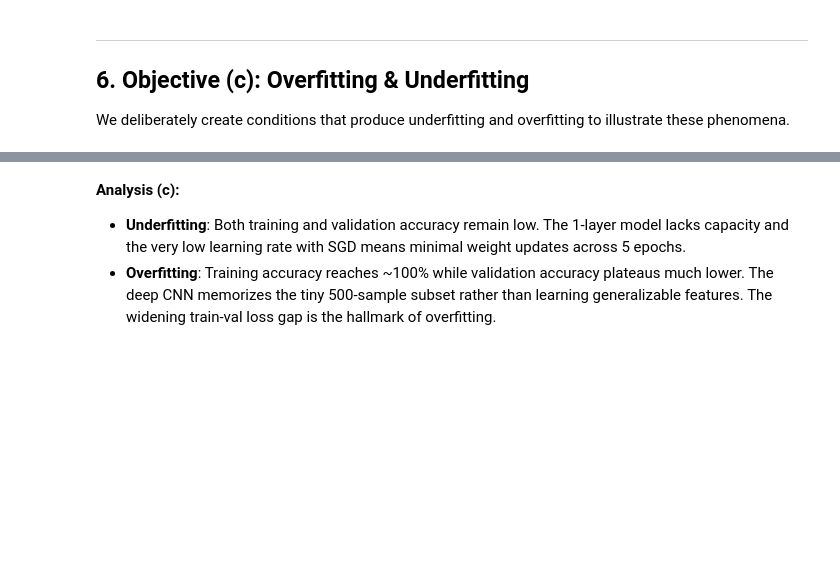
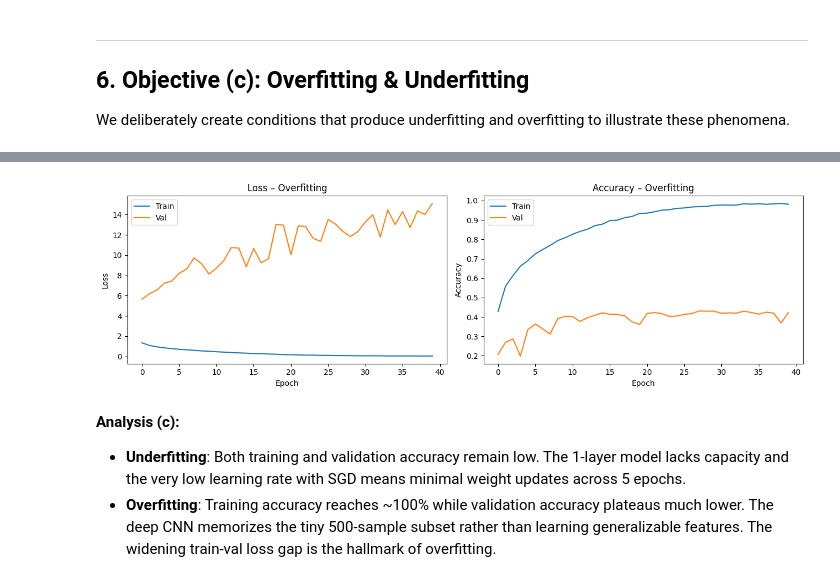
Before and after one commit to pdsalus/cnn-icosimal-v3, a Jupyter notebook: MPW01_CNN_Report (1).ipynb, the cells around one changed output, grey strips where cells are left out. Cells and saved outputs as stored; diff of their text form; code cells hidden in the pictures; blank space fills up the shorter version.

```diff
--- a/MPW01_CNN_Report (1).ipynb
+++ b/MPW01_CNN_Report (1).ipynb
@@ -628,7 +637,7 @@ plot_history(hist_under, title='– Underfitting')
 # ============================================================
 print('=== Overfitting Demo ===')
 
-subset_indices = list(range(500))
+subset_indices = list(range(12000))
 subset_ds = Subset(train_ds, subset_indices)
 subset_loader = DataLoader(subset_ds, batch_size=32, shuffle=True, num_workers=NUM_WORKERS)
 
@@ -638,3 +647,4 @@ criterion = nn.CrossEntropyLoss()
 model_over, hist_over, _ = train_model(model_over, subset_loader, val_loader, criterion,
                                         optimizer, epochs=40)
 plot_history(hist_over, title='– Overfitting')
+# %% [output]
@@ -641,3 +668,4 @@ plot_history(hist_over, title='– Overfitting')
+[figure, added]
 # %% [markdown]
 **Analysis (c):**
 - **Underfitting**: Both training and validation accuracy remain low. The 1-layer model lacks capacity and the very low learning rate with SGD means minimal weight updates across 5 epochs.
```
Also changed, not shown: parts of 6 cells of this notebook.
